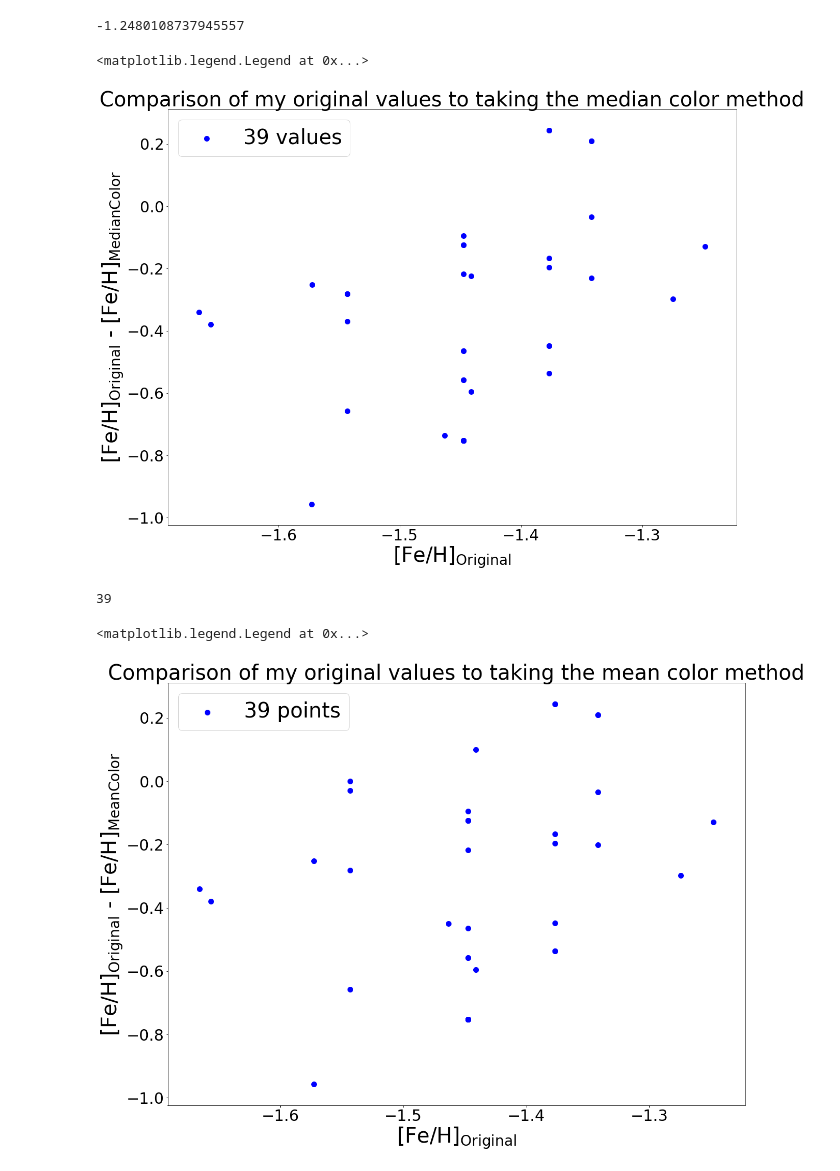
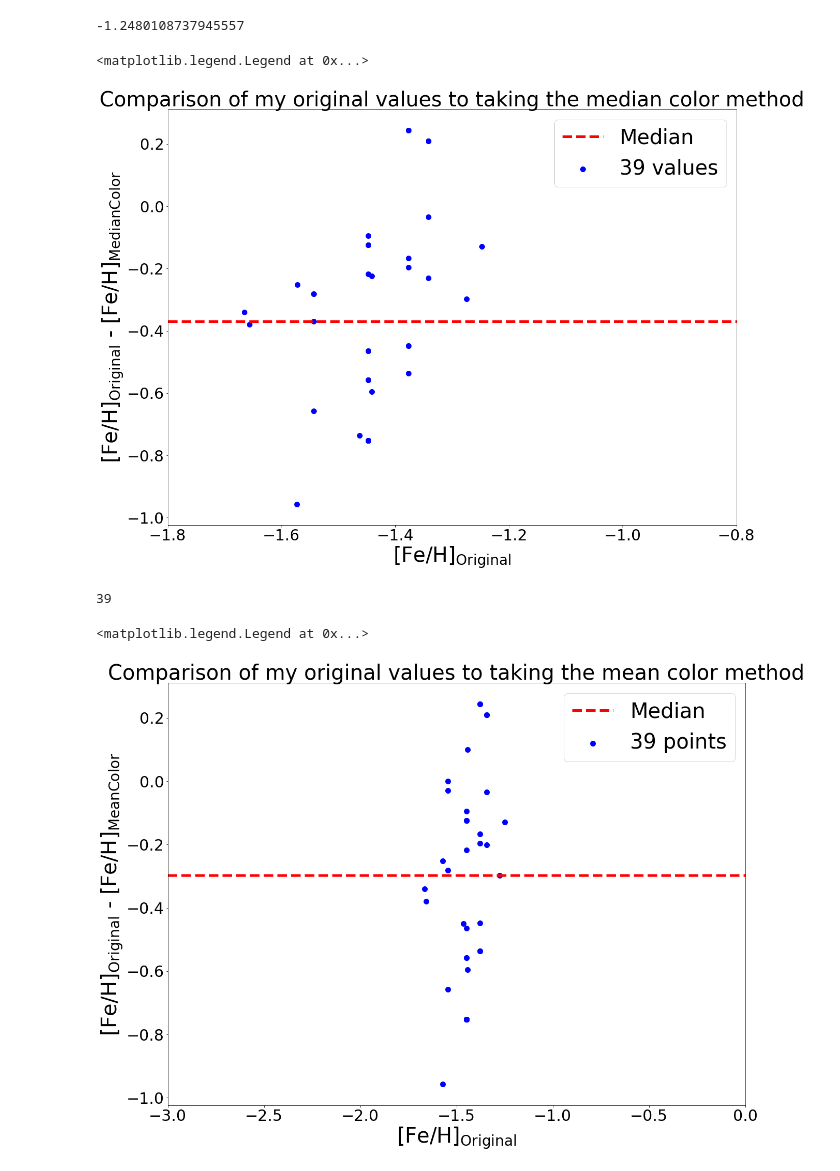
Before and after one commit to amyelizmiller/SMASH_metallicity, a Jupyter notebook: color_method_7NOV2019.ipynb, the cells around one changed output. Cells and saved outputs as stored; diff of their text form; code cells hidden in the pictures.

```diff
--- a/color_method_7NOV2019.ipynb
+++ b/color_method_7NOV2019.ipynb
@@ -210,28 +210,30 @@ og = np.array(metal['original'])[~np.isnan(np.array(metal['median']))]
 og.max()
 # %% [output]
 -1.2480108737945557
+# %%
+x = np.arange(-10,10,.001)
 # %%
 #x axis: [Fe/H]_spec
 #y axis: delta [Fe/H]: my values - spectroscopic value: straight line
 #the shape tells us about how our my method is doing
 #blue = mlines.Line2D([], [], color='b', marker='o',linestyle='None',markersize=20, label='[Fe/H]$_\mathregular{Spectroscopic}$ - [Fe/H]$_\mathregular{Photometric}$')
 #red = mlines.Line2D([], [], color='r', marker='None',linestyle='--',linewidth=10, label='Median')
 
 delta = med - og
 
 fig, ax = plt.subplots(figsize=(20,15))
 
 ax.scatter(og,delta,c='b',s=100,label='39 values')
 plt.xlabel('[Fe/H]$_\mathregular{Original}$',fontsize=40)
 plt.ylabel('[Fe/H]$_\mathregular{Original}$ - [Fe/H]$_\mathregular{MedianColor}$',fontsize=40)
-#plt.plot(x,y,'--',c='r',linewidth=5,label='Median')
-#ax.set_xlim(-3,0)
+plt.plot(x,np.ones(len(x))*np.median(delta),'--',c='r',linewidth=5,label='Median')
+ax.set_xlim(-1.8,-.80)
 plt.title('Comparison of my original values to taking the median color method',fontsize=40)
 ax.tick_params(axis='both', which='major', labelsize=30)
 ax.legend(fontsize=40)
 # %% [output]
 <matplotlib.legend.Legend at 0x...>
-[figure, old version]
+[figure, new version]
 # %%
 mean = np.array(metal['mean'])[~np.isnan(np.array(metal['mean']))]
 og = np.array(metal['original'])[~np.isnan(np.array(metal['mean']))]
@@ -253,11 +255,11 @@ fig, ax = plt.subplots(figsize=(20,15))
 ax.scatter(og,delta,c='b',s=100,label='39 points')
 plt.xlabel('[Fe/H]$_\mathregular{Original}$',fontsize=40)
 plt.ylabel('[Fe/H]$_\mathregular{Original}$ - [Fe/H]$_\mathregular{MeanColor}$',fontsize=40)
-#plt.plot(x,y,'--',c='r',linewidth=5,label='Median')
-#ax.set_xlim(-3,0)
+plt.plot(x,np.ones(len(x))*np.median(delta),'--',c='r',linewidth=5,label='Median')
+ax.set_xlim(-3,0)
 plt.title('Comparison of my original values to taking the mean color method',fontsize=40)
 ax.tick_params(axis='both', which='major', labelsize=30)
 ax.legend(fontsize=40)
 # %% [output]
 <matplotlib.legend.Legend at 0x...>
-[figure, old version]
+[figure, new version]
```
